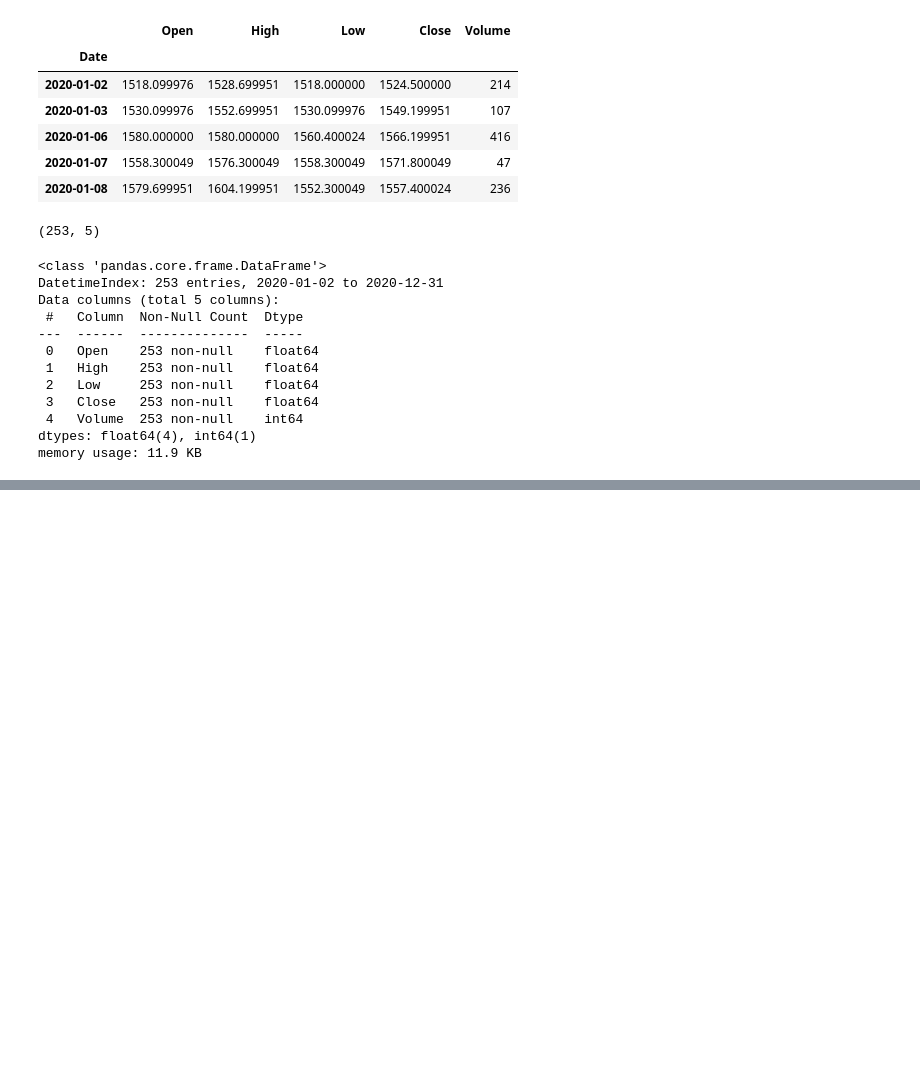
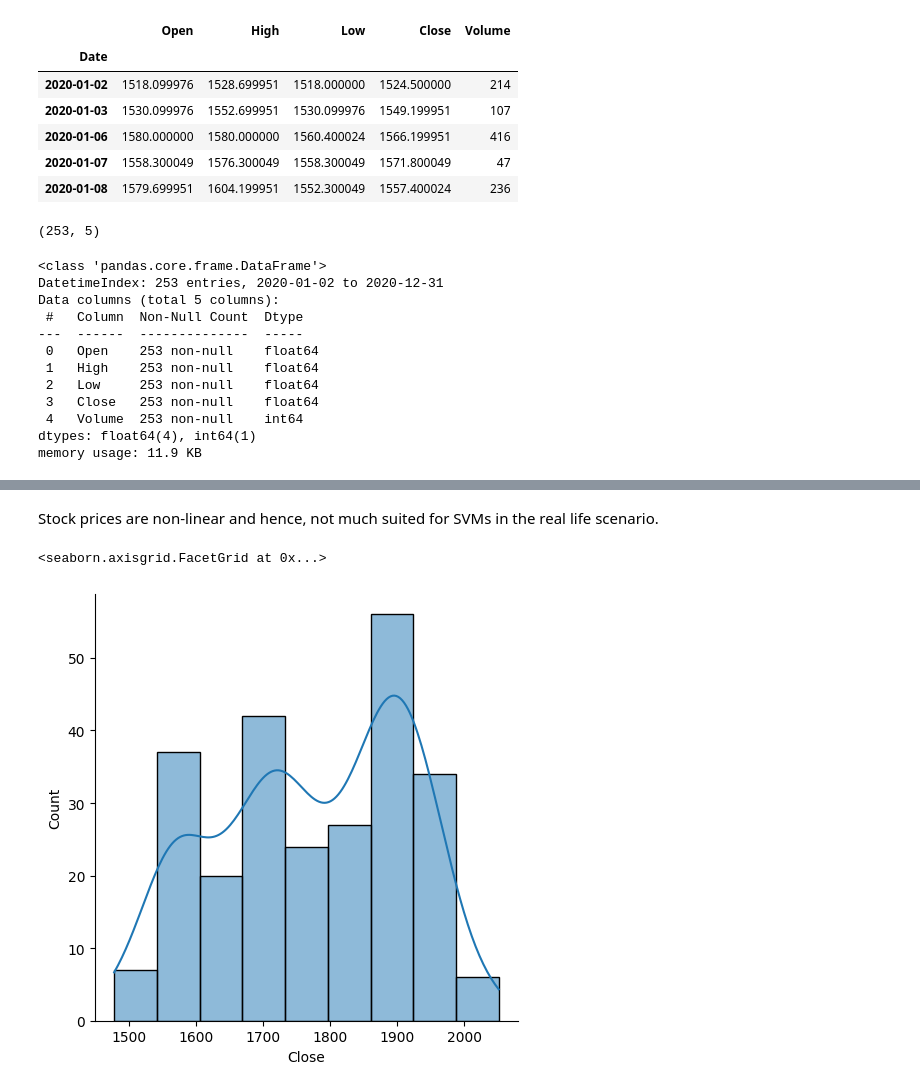
Before and after one commit to akshay-rajan/machinelearning, a Jupyter notebook: stockpriceprediction.ipynb, the cells around one changed output, grey strips where cells are left out. Cells and saved outputs as stored; diff of their text form; code cells hidden in the pictures; blank space fills up the shorter version.

```diff
--- a/stockpriceprediction.ipynb
+++ b/stockpriceprediction.ipynb
@@ -44,0 +66,7 @@ memory usage: 11.9 KB
+# %% [markdown]
+Stock prices are non-linear and hence, not much suited for SVMs in the real life scenario.
+# %%
+sns.displot(data.Close, kde=True)
+# %% [output]
+<seaborn.axisgrid.FacetGrid at 0x...>
+[figure, added]
```
Also changed, not shown: parts of 5 cells of this notebook.
